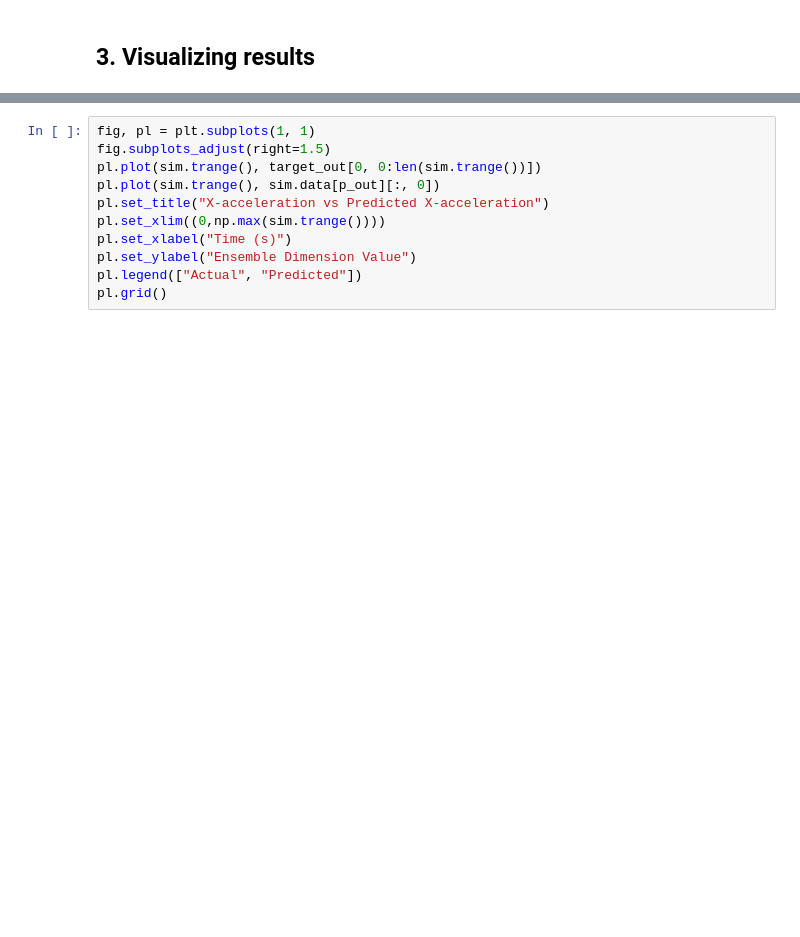
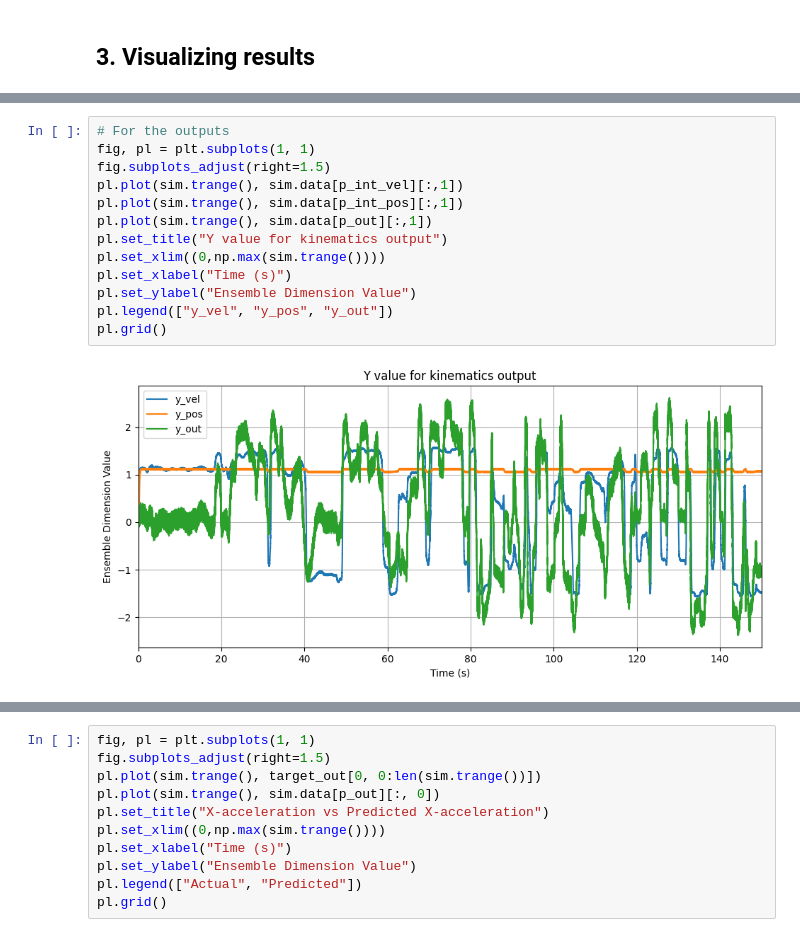
Before and after one commit to WAT-ai/BCI-Signal-Decoding, a Jupyter notebook: src/LMU - Basis/LMU_AA2.ipynb, the cells around one changed output, grey strips where cells are left out. Saved outputs shown, nothing was run; the diff lists cells and outputs as text; blank space fills up the shorter version.

```diff
--- a/src/LMU - Basis/LMU_AA2.ipynb
+++ b/src/LMU - Basis/LMU_AA2.ipynb
@@ -250,3 +275,18 @@ with nengo.Simulator(model, dt=dt, seed=0) as sim:
 # %% [output]
 [interactive output not drawn]
 [interactive output not drawn]
+# %%
+# For the outputs
+fig, pl = plt.subplots(1, 1)
+fig.subplots_adjust(right=1.5)
+pl.plot(sim.trange(), sim.data[p_int_vel][:,1])
+pl.plot(sim.trange(), sim.data[p_int_pos][:,1])
+pl.plot(sim.trange(), sim.data[p_out][:,1])
+pl.set_title("Y value for kinematics output")
+pl.set_xlim((0,np.max(sim.trange())))
+pl.set_xlabel("Time (s)")
+pl.set_ylabel("Ensemble Dimension Value")
+pl.legend(["y_vel", "y_pos", "y_out"])
+pl.grid()
+# %% [output]
+[figure, added]
```
Also changed, not shown: parts of 11 cells of this notebook, 3 other files.
